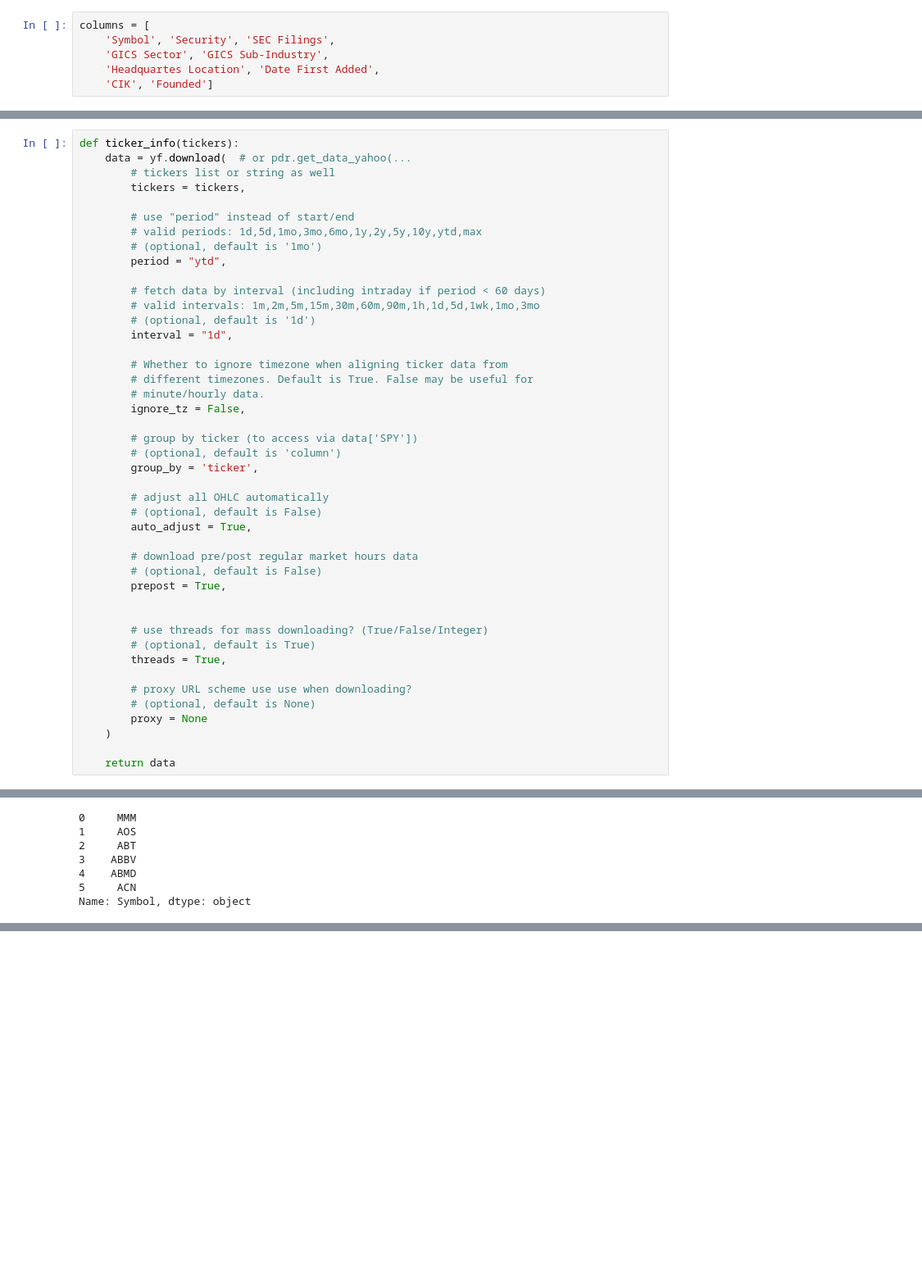
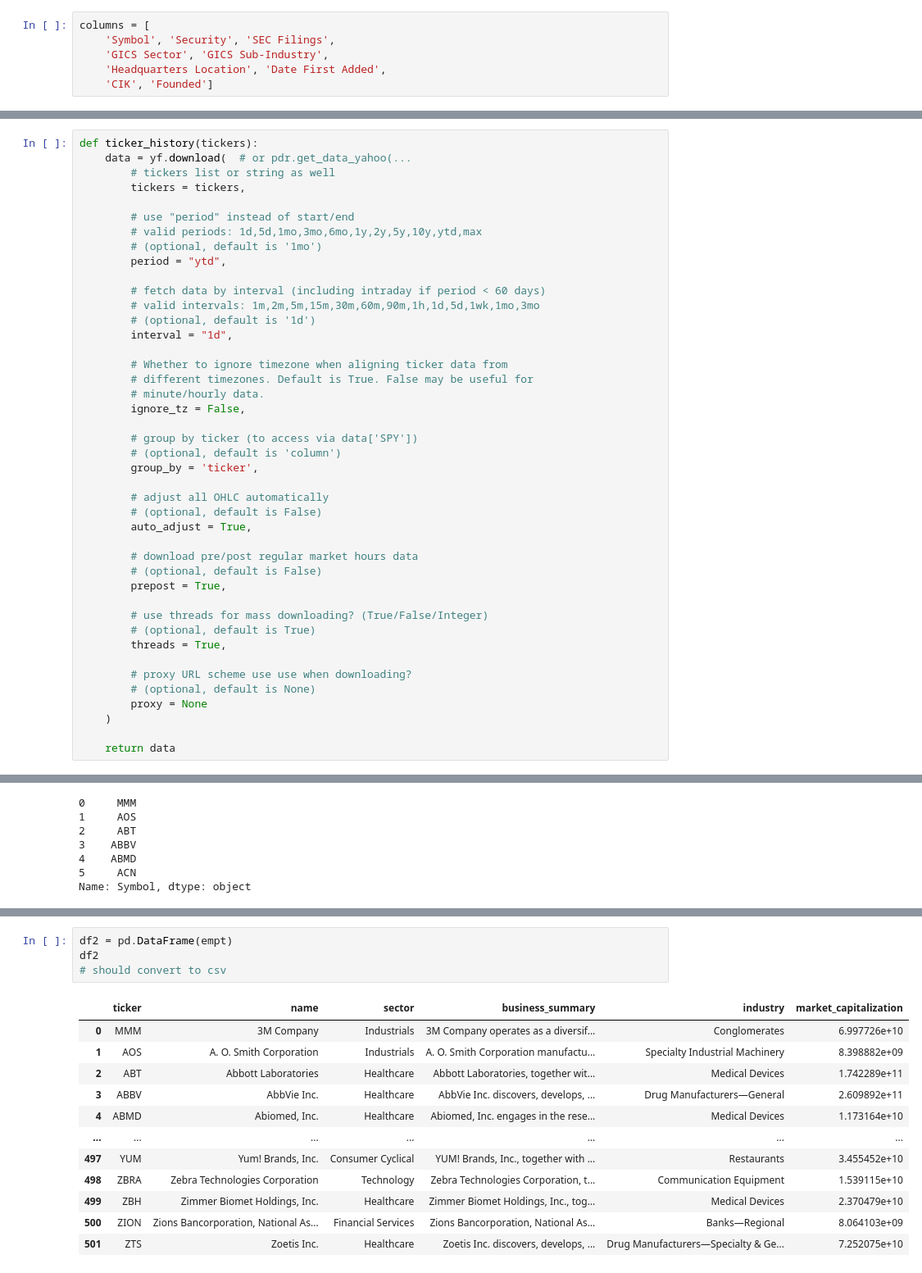
Before and after one commit to btsalau/streamlit-projects, a Jupyter notebook: app4test.ipynb, the cells around one changed output, grey strips where cells are left out. Shown at 82% size. Drawn from its saved outputs; the diff is of its cells as text; blank space fills up the shorter version.

```diff
--- a/app4test.ipynb
+++ b/app4test.ipynb
@@ -54,7 +55,7 @@ table_details
 columns = [
     'Symbol', 'Security', 'SEC Filings',
     'GICS Sector', 'GICS Sub-Industry',
-    'Headquartes Location', 'Date First Added',
+    'Headquarters Location', 'Date First Added',
     'CIK', 'Founded']
 # %%
 df = pd.DataFrame(table_details, columns=columns)
@@ -76,5 +77,5 @@ df
 # %%
-def ticker_info(tickers):
+def ticker_history(tickers):
     data = yf.download(  # or pdr.get_data_yahoo(...
         # tickers list or string as well
         tickers = tickers,
@@ -106,7 +107,6 @@ def ticker_info(tickers):
         # (optional, default is False)
         prepost = True,
 
-
         # use threads for mass downloading? (True/False/Integer)
         # (optional, default is True)
         threads = True,
@@ -169,0 +244,17 @@ array([[1.73069700e+02, 1.73817018e+02, 1.70662708e+02, 1.72506775e+02,
+# %%
+df2 = pd.DataFrame(empt)
+df2
+# should convert to csv
+# %% [output]
+|  | ticker | name | sector | business_summary | industry | market_capitalization |
+| 0 | MMM | 3M Company | Industrials | 3M Company operates as a diversif... | Conglomerates | 6.997726e+10 |
+| 1 | AOS | A. O. Smith Corporation | Industrials | A. O. Smith Corporation manufactu... | Specialty Industrial Machinery | 8.398882e+09 |
+| 2 | ABT | Abbott Laboratories | Healthcare | Abbott Laboratories, together wit... | Medical Devices | 1.742289e+11 |
+| 3 | ABBV | AbbVie Inc. | Healthcare | AbbVie Inc. discovers, develops, ... | Drug Manufacturers—General | 2.609892e+11 |
+| 4 | ABMD | Abiomed, Inc. | Healthcare | Abiomed, Inc. engages in the rese... | Medical Devices | 1.173164e+10 |
+| ... | ... | ... | ... | ... | ... | ... |
+| 497 | YUM | Yum! Brands, Inc. | Consumer Cyclical | YUM! Brands, Inc., together with ... | Restaurants | 3.455452e+10 |
+| 498 | ZBRA | Zebra Technologies Corporation | Technology | Zebra Technologies Corporation, t... | Communication Equipment | 1.539115e+10 |
+| 499 | ZBH | Zimmer Biomet Holdings, Inc. | Healthcare | Zimmer Biomet Holdings, Inc., tog... | Medical Devices | 2.370479e+10 |
+| 500 | ZION | Zions Bancorporation, National As... | Financial Services | Zions Bancorporation, National As... | Banks—Regional | 8.064103e+09 |
+| 501 | ZTS | Zoetis Inc. | Healthcare | Zoetis Inc. discovers, develops, ... | Drug Manufacturers—Specialty & Ge... | 7.252075e+10 |
```
Also changed, not shown: parts of 41 cells of this notebook.
